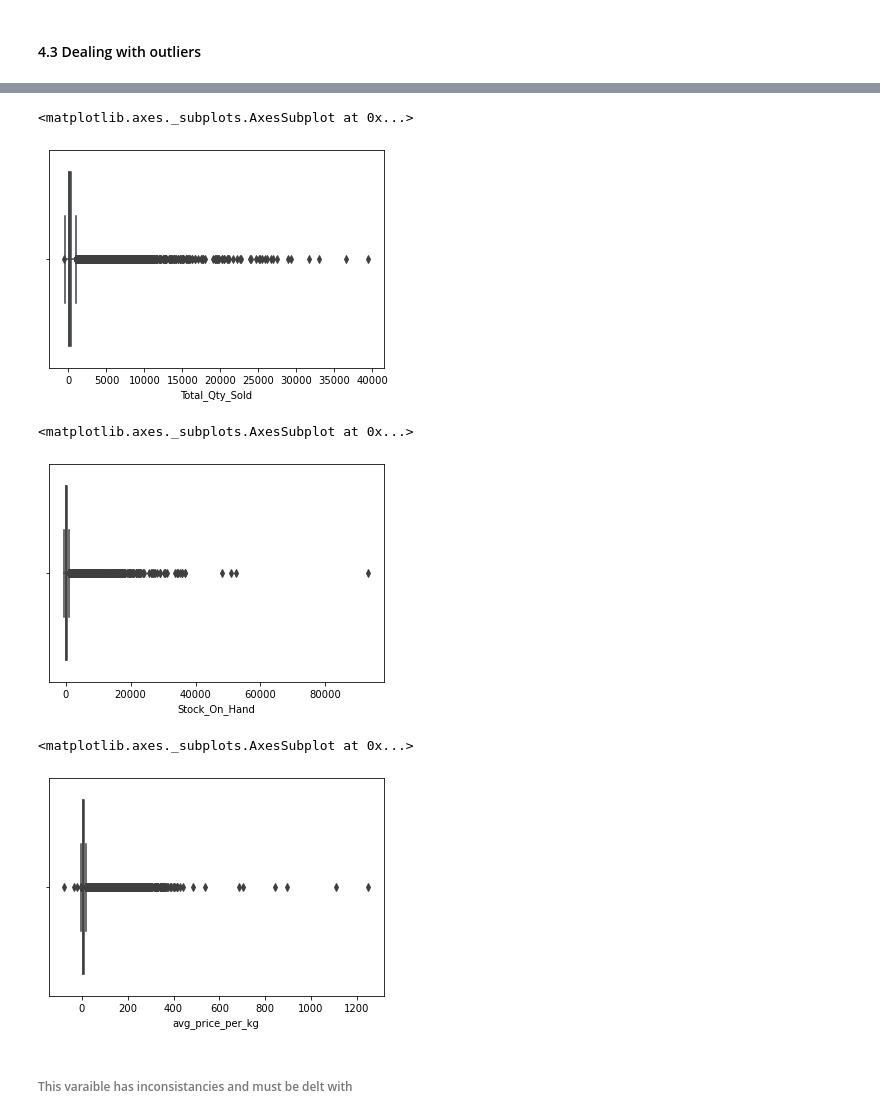
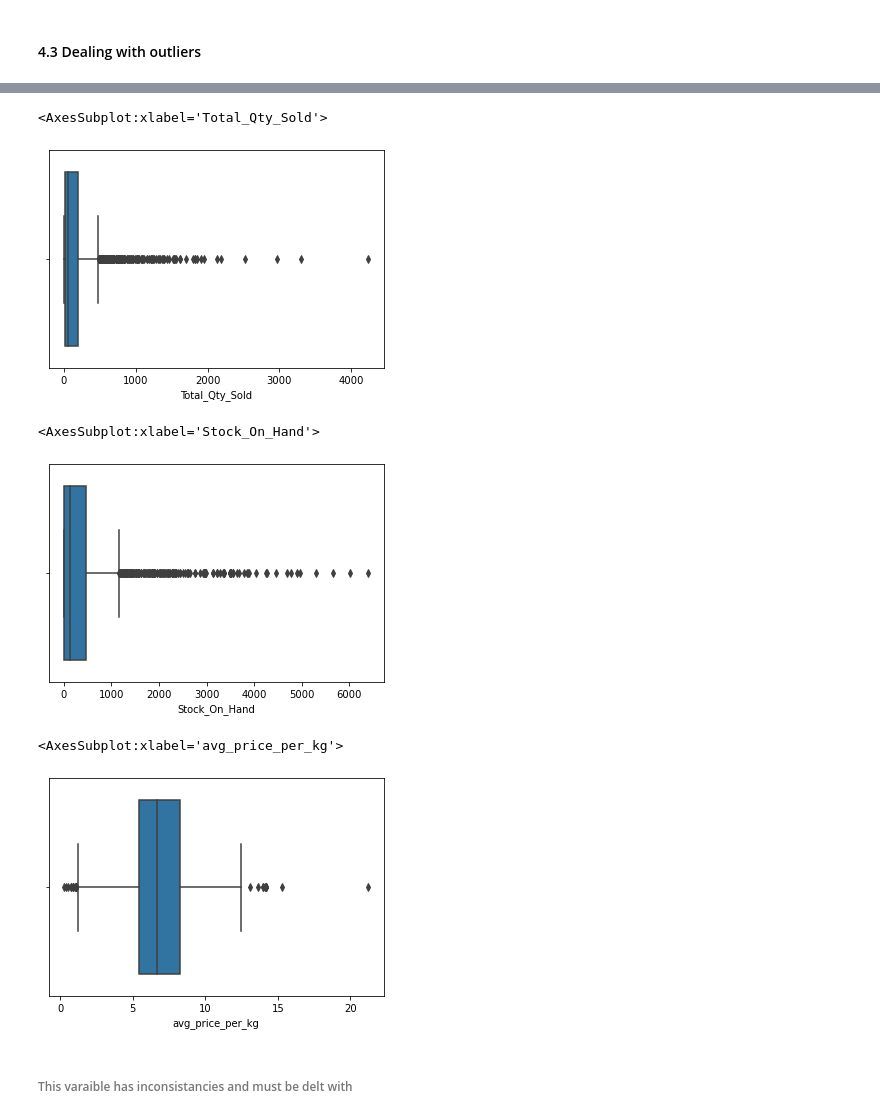
Before and after one commit to dineomahlangu178/Team_32, a Jupyter notebook: Team_32.ipynb, the cells around one changed output, grey strips where cells are left out. Saved outputs shown, nothing was run; the diff lists cells and outputs as text; code cells hidden in the pictures.

```diff
--- a/Team_32.ipynb
+++ b/Team_32.ipynb
@@ -81,3 +104,5 @@ df_train.head()
 | 2 | GAUTENG | AT200 | 1L | 20.0 | AVOCADO PINKERTON | 2020-05-05 | 70.0 | 80.0 | 4860.0 | ... |
 | 3 | TRANSVAAL | BJ090 | 1L | 9.0 | TOMATOES-LONG LIFE | 2020-01-20 | 60.0 | 60.0 | 600.0 | ... |
 | 4 | WESTERN FREESTATE | PP100 | 1R | 10.0 | POTATO SIFRA (WASHED) | 2020-07-14 | 40.0 | 45.0 | 41530.0 | ... |
+# %%
+df2=df_train[df_train['Commodities']=='APPLE GOLDEN DELICIOUS']
@@ -287,18 +321,18 @@ sns.boxplot(df_train['High_Price'])
 # %%
-sns.boxplot(df_train['Total_Qty_Sold'])
+sns.boxplot(df2['Total_Qty_Sold'])
 # %% [output]
-<matplotlib.axes._subplots.AxesSubplot at 0x...>
+<AxesSubplot:xlabel='Total_Qty_Sold'>
-[figure, old version]
+[figure, new version]
 # %%
-sns.boxplot(df_train['Stock_On_Hand'])
+sns.boxplot(df2['Stock_On_Hand'])
 # %% [output]
-<matplotlib.axes._subplots.AxesSubplot at 0x...>
+<AxesSubplot:xlabel='Stock_On_Hand'>
-[figure, old version]
+[figure, new version]
 # %%
-sns.boxplot(df_train['avg_price_per_kg'])
+sns.boxplot(df2['avg_price_per_kg'])
 # %% [output]
-<matplotlib.axes._subplots.AxesSubplot at 0x...>
+<AxesSubplot:xlabel='avg_price_per_kg'>
-[figure, old version]
+[figure, new version]
 # %% [markdown]
 ###### This varaible has inconsistancies and must be delt with
 # %%
```
Also changed, not shown: parts of 47 cells of this notebook.
